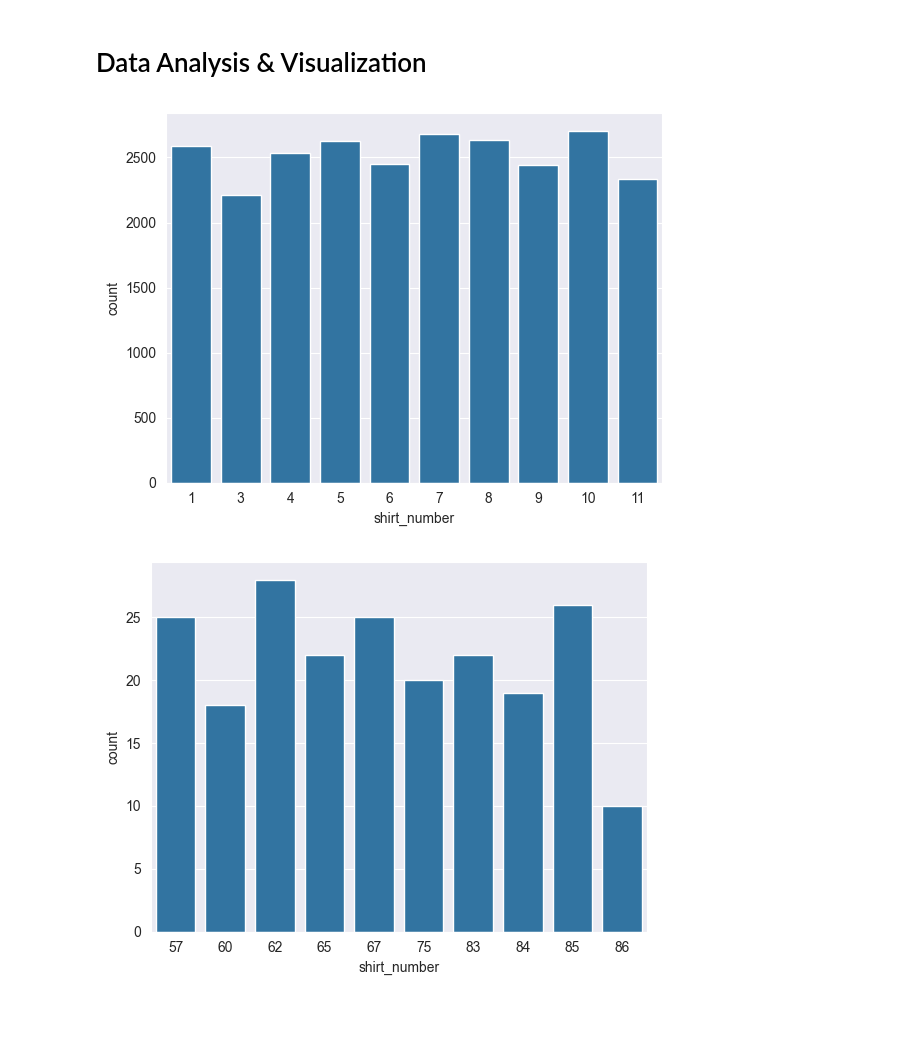
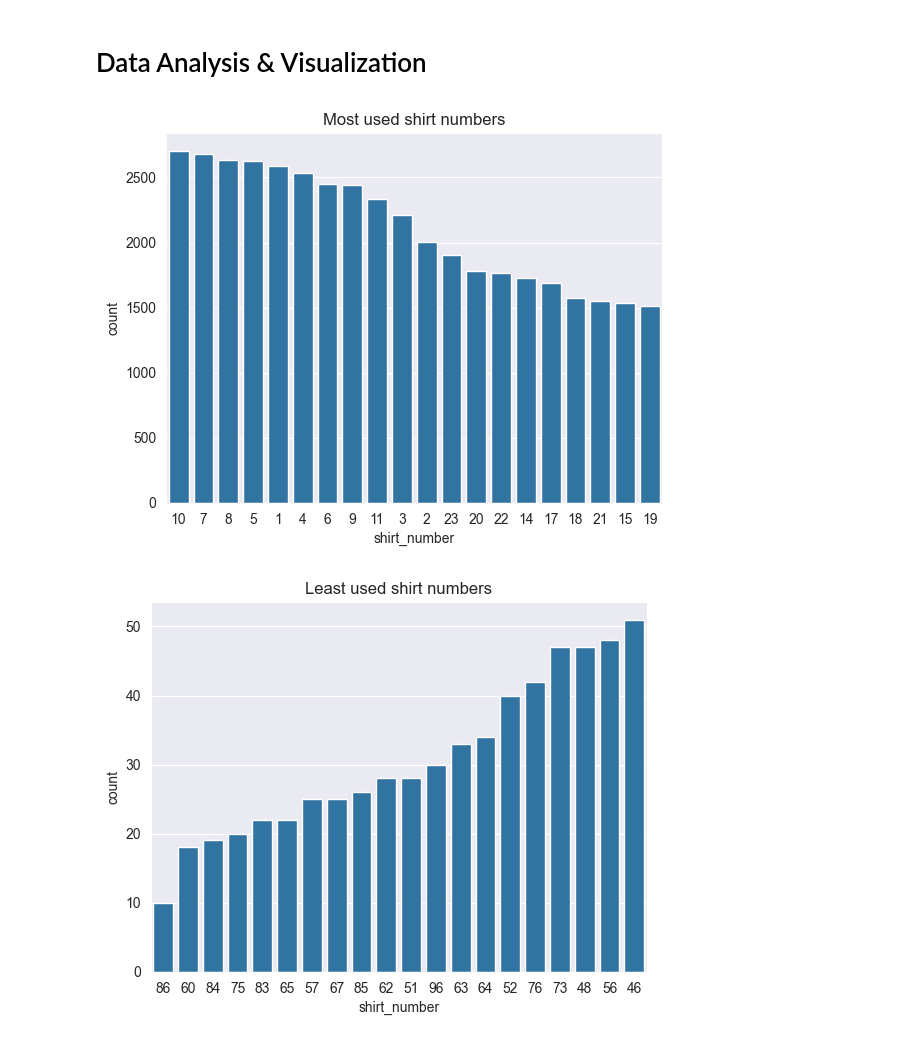
Before and after one commit to RiccardoPili/Football-Data-Analysis, a Jupyter notebook: game_lineups.ipynb, the cells around one changed output. Cells and saved outputs as stored; diff of their text form; code cells hidden in the pictures; blank space fills up the shorter version.

Commit message:
game_lineups data analysis

```diff
--- a/game_lineups.ipynb
+++ b/game_lineups.ipynb
@@ -142,0 +158,12 @@ lineups_df
+# %%
+# Sweeper -> Centre-Back
+# midfield -> Central Midfield
+# Defender -> Centre-Back
+# Attack -> Centre-Forward
+
+lineups_df.loc[lineups_df['sub_position'] == 'Sweeper', 'sub_position'] = 'Centre-Back'
+lineups_df.loc[lineups_df['sub_position'] == 'midfield', 'sub_position'] = 'Central Midfield'
+lineups_df.loc[lineups_df['sub_position'] == 'Defender', 'sub_position'] = 'Centre-Back'
+lineups_df.loc[lineups_df['sub_position'] == 'Attack', 'sub_position'] = 'Centre-Forward'
+
+lineups_df['sub_position'].value_counts()
@@ -145,22 +191,24 @@ lineups_df
 # %%
 # numeri di maglia più usati (giocatori titolari)
-starting_players = lineups_df.query('is_starting == True')
 
-numbers = starting_players['shirt_number'].value_counts()
-most_used_numbers = numbers.head(10)
+most_used_numbers = numbers.head(20)
+most_used_numbers = most_used_numbers.sort_values(ascending=False)
 
-sns.barplot(data=most_used_numbers)
+sns.barplot(data=most_used_numbers, order=most_used_numbers.index)
+plt.title("Most used shirt numbers")
 plt.show()
 # %% [output]
-[figure, old version]
+[figure, new version]
 # %%
 # numeri di maglia meno usati (giocatori titolari)
 
-least_used_numbers = numbers.tail(10)
+least_used_numbers = numbers.tail(20)
+least_used_numbers = least_used_numbers.sort_values()
 
-sns.barplot(data=least_used_numbers)
+sns.barplot(data=least_used_numbers, order=least_used_numbers.index)
+plt.title("Least used shirt numbers")
 plt.show()
 # %% [output]
-[figure, old version]
+[figure, new version]
 # %%
 # numeri di maglia più usati per ogni posizione
```
Also changed, not shown: parts of 8 cells of this notebook, 1 other file.
